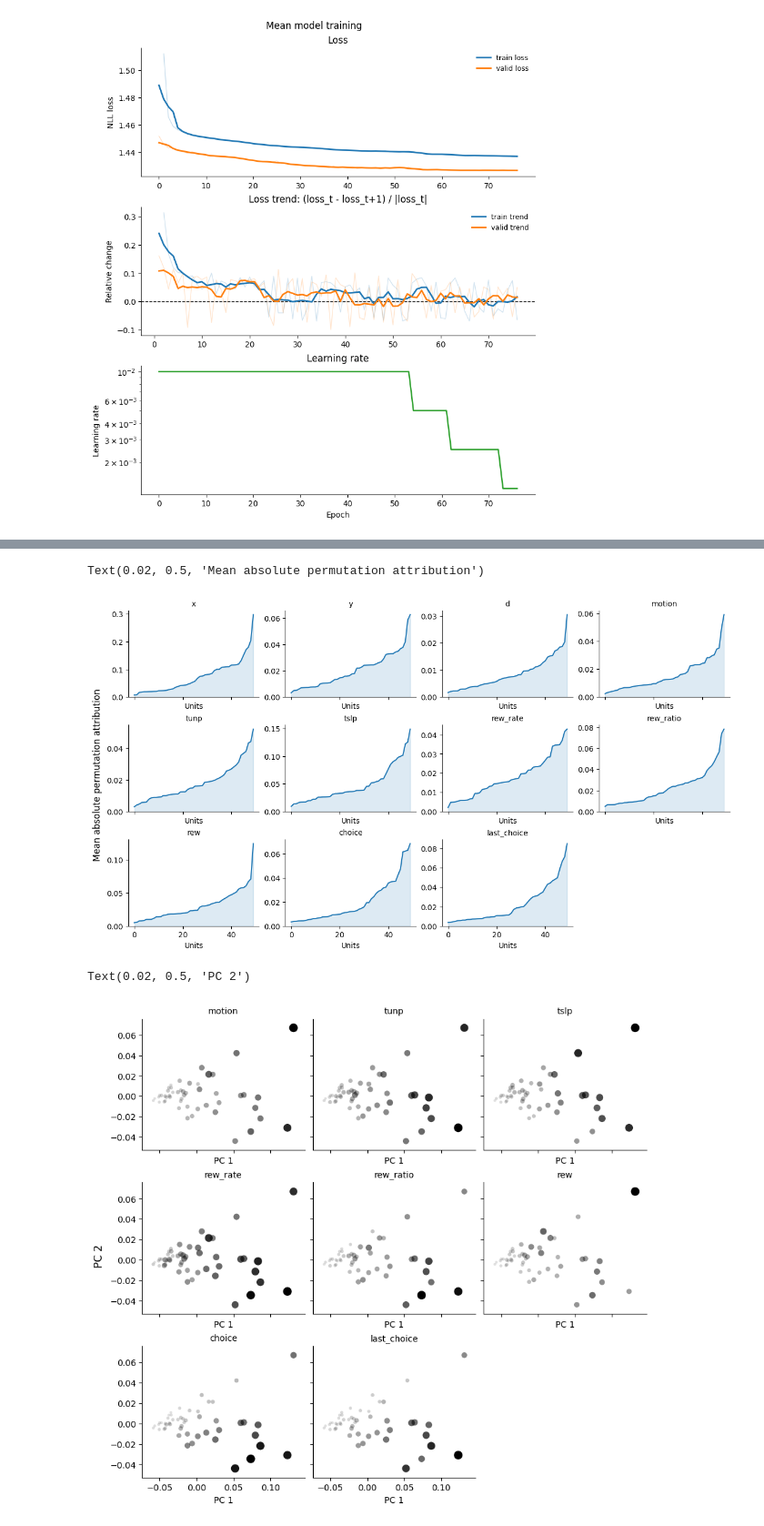
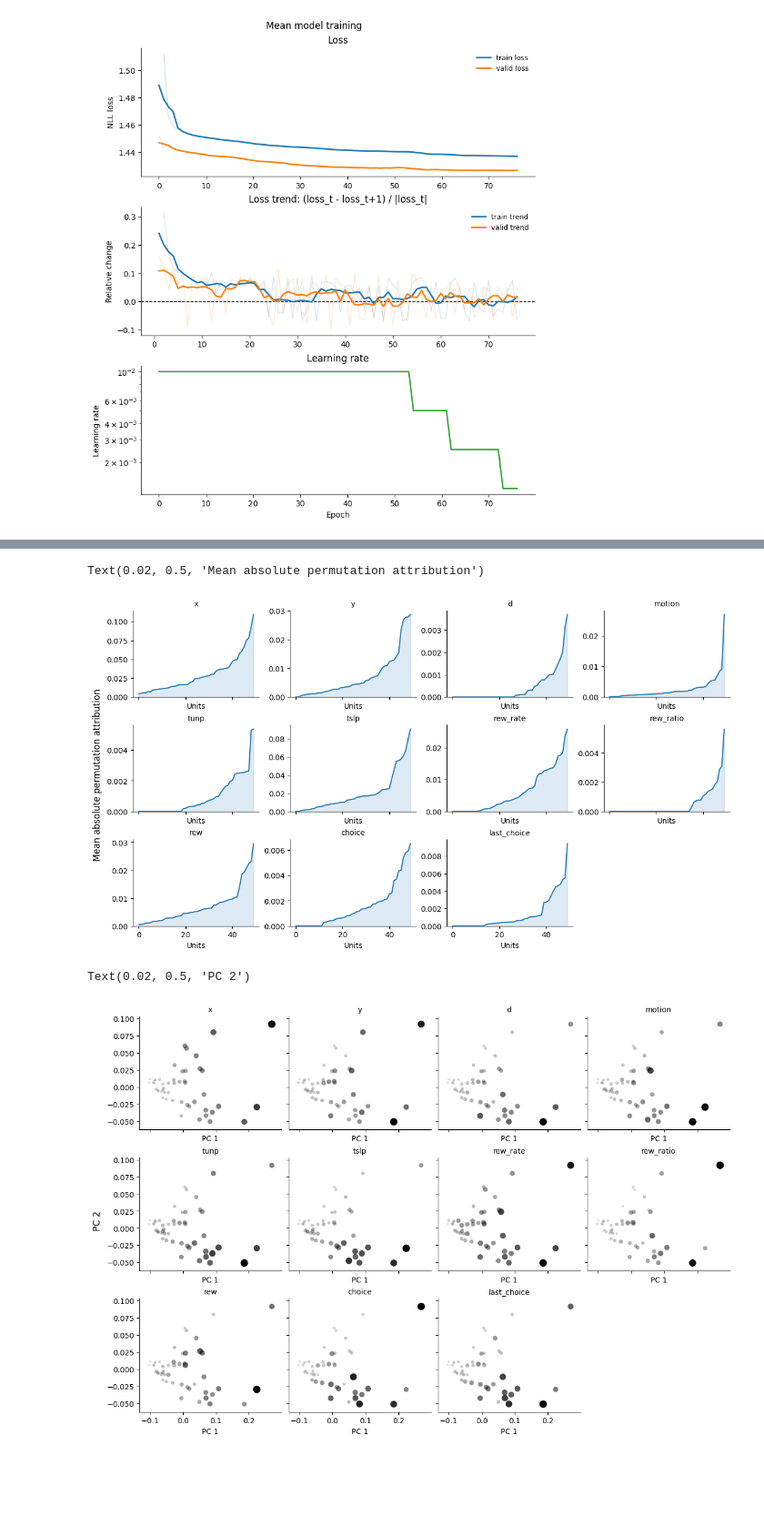
Before and after one commit to ZareiShayan/mean-cov-model, a Jupyter notebook: mean-cov-model.ipynb, the cells around one changed output, grey strips where cells are left out. Shown at 91% size. Saved outputs shown, nothing was run; the diff lists cells and outputs as text; code cells hidden in the pictures; blank space fills up the shorter version.

```diff
--- a/mean-cov-model.ipynb
+++ b/mean-cov-model.ipynb
@@ -1464,7 +1465,7 @@ class Attribute(Model):
             return self.explainer.attribute(x, additional_forward_args=add_args, baselines=base_lines, n_samples=5)
 
         elif self.method == "shapley_sampling":
-            return self.explainer.attribute(x, additional_forward_args=add_args, baselines=base_lines, n_samples=20)
+            return self.explainer.attribute(x, additional_forward_args=add_args, baselines=base_lines, n_samples=5)
 
         elif self.method == "shapley":
             return self.explainer.attribute(x, additional_forward_args=add_args, baselines=base_lines)
@@ -1670,19 +1671,8 @@ plot_training_history(mean_trainer.metric_history_callback.history, title='Mean
 # mean_cov_metric = {k: float(v.detach().cpu()) for k, v in mean_cov_trainer.callback_metrics.items() if torch.is_tensor(v)}
 # %%
 # saliency_Attribute = Attribute(Conf, mean_lit_model, "saliency").get_attribute(valid_loader)
-# plot_imshow_grid(np.abs(saliency_Attribute).mean(axis=0).transpose(0, 2, 1), xlabel='Bin', ylabel='Unit', subtitle=variable_names.tolist(), xthicks=bin_times, ythicks=unit_names, cmap='hot', colorbar=True, left_method='mean', bottom_method='mean', left_mode="stem", bottom_mode="line", left_width=0.22, bottom_height=0.22, wspace=0.01, hspace=0.01, figsize=(7.5, 5.5), save_path=None)
-
-# integrated_gradients_Attribute = Attribute(Conf, mean_lit_model, "integrated_gradients").get_attribute(valid_loader)
-# plot_imshow_grid(np.abs(integrated_gradients_Attribute).mean(axis=0).transpose(0, 2, 1), xlabel='Bin', ylabel='Unit', subtitle=variable_names.tolist(), xthicks=bin_times, ythicks=unit_names, cmap='hot', colorbar=True, left_method='mean', bottom_method='mean', left_mode="stem", bottom_mode="line", left_width=0.22, bottom_height=0.22, wspace=0.01, hspace=0.01, figsize=(7.5, 5.5), save_path=None)
-
+integrated_gradients_Attribute = Attribute(Conf, mean_lit_model, "integrated_gradients").get_attribute(valid_loader)
 # feature_ablation_Attribute = Attribute(Conf, mean_lit_model, "feature_ablation").get_attribute(valid_loader)
-# plot_imshow_grid(np.abs(feature_ablation_Attribute).mean(axis=0).transpose(0, 2, 1), xlabel='Bin', ylabel='Unit', subtitle=variable_names.tolist(), xthicks=bin_times, ythicks=unit_names, cmap='hot', colorbar=True, left_method='mean', bottom_method='mean', left_mode="stem", bottom_mode="line", left_width=0.22, bottom_height=0.22, wspace=0.01, hspace=0.01, figsize=(7.5, 5.5), save_path=None)
-
-feature_permutation_Attribute = Attribute(Conf, mean_lit_model, "feature_permutation").get_attribute(valid_loader)
-plot_imshow_grid(np.abs(feature_permutation_Attribute).mean(axis=0).transpose(0, 2, 1), xlabel='Bin', ylabel='Unit', subtitle=variable_names.tolist(), xthicks=bin_times, ythicks=unit_names, cmap='hot', colorbar=True, left_method='mean', bottom_method='mean', left_mode="stem", bottom_mode="line", left_width=0.22, bottom_height=0.22, wspace=0.01, hspace=0.01, figsize=(7.5, 5.5), save_path=None)
-
+# feature_permutation_Attribute = Attribute(Conf, mean_lit_model, "feature_permutation").get_attribute(valid_loader)
 # gradient_shap_Attribute = Attribute(Conf, mean_lit_model, "gradient_shap").get_attribute(valid_loader)
-# plot_imshow_grid(np.abs(gradient_shap_Attribute).mean(axis=0).transpose(0, 2, 1), xlabel='Bin', ylabel='Unit', subtitle=variable_names.tolist(), xthicks=bin_times, ythicks=unit_names, cmap='hot', colorbar=True, left_method='mean', bottom_method='mean', left_mode="stem", bottom_mode="line", left_width=0.22, bottom_height=0.22, wspace=0.01, hspace=0.01, figsize=(7.5, 5.5), save_path=None)
-
 # shapley_sampling_Attribute = Attribute(Conf, mean_lit_model, "shapley_sampling").get_attribute(valid_loader)
-# plot_imshow_grid(np.abs(shapley_sampling_Attribute).mean(axis=0).transpose(0, 2, 1), xlabel='Bin', ylabel='Unit', subtitle=variable_names.tolist(), xthicks=bin_times, ythicks=unit_names, cmap='hot', colorbar=True, left_method='mean', bottom_method='mean', left_mode="stem", bottom_mode="line", left_width=0.22, bottom_height=0.22, wspace=0.01, hspace=0.01, figsize=(7.5, 5.5), save_path=None)
@@ -1690,0 +1679,4 @@ plot_imshow_grid(np.abs(feature_permutation_Attribute).mean(axis=0).transpose(0,
+# %%
+t_stat, p_cell = ttest_1samp(integrated_gradients_Attribute, popmean=0.0, axis=0, alternative="two-sided", nan_policy="omit")
+q_cell = multipletests(p_cell.ravel(), method="fdr_by",)[1].reshape(p_cell.shape)
+sig_cell = q_cell < 0.01
@@ -1691,5 +1694,5 @@ plot_imshow_grid(np.abs(feature_permutation_Attribute).mean(axis=0).transpose(0,
 # %%
-weights = np.abs(feature_permutation_Attribute).mean(axis=(0, 2))
+weights = np.abs(integrated_gradients_Attribute * sig_cell).mean(axis=(0, 2))
 
 n = weights.shape[0]
 cols = int(np.ceil(np.sqrt(n)))
@@ -1716,10 +1719,10 @@ for i, ax in enumerate(axs.flat):
 fig.supylabel('Mean absolute permutation attribution')
 # %% [output]
 Text(0.02, 0.5, 'Mean absolute permutation attribution')
-[figure, old version]
+[figure, new version]
 # %%
-weights = np.abs(feature_permutation_Attribute).mean(axis=(0, 2))[3:]
-variable_names_plot = variable_names[3:]
+weights = np.abs(integrated_gradients_Attribute).mean(axis=(0, 2))
+variable_names_plot = variable_names
 
 n = weights.shape[0]
 cols = int(np.ceil(np.sqrt(n)))
@@ -1744,31 +1747,31 @@ padx, pady = 0.08 * (xmax - xmin), 0.08 * (ymax - ymin)
 for i, ax in enumerate(axs.flat):
     if i >= n:
         ax.axis('off')
         continue
 
     weights_variable = weights[i]
     weights_normalized = (
         (weights_variable - weights_variable.min()) /
         (np.ptp(weights_variable) + 1e-8)
     )
 
     ax.scatter(
         weights_pca[:, 0],
         weights_pca[:, 1],
         s=10 + 90 * weights_normalized,
         c='black',
         alpha=0.12 + 0.88 * weights_normalized,
         linewidths=0,
     )
 
     ax.set_title(variable_names_plot[i], fontsize=10)
     ax.set_xlim(xmin - padx, xmax + padx)
     ax.set_ylim(ymin - pady, ymax + pady)
     ax.set_xlabel('PC 1')
     ax.spines['top'].set_visible(False)
     ax.spines['right'].set_visible(False)
 
 fig.supylabel('PC 2')
 # %% [output]
 Text(0.02, 0.5, 'PC 2')
-[figure, old version]
+[figure, new version]
```
Also changed, not shown: parts of 5 cells of this notebook.
